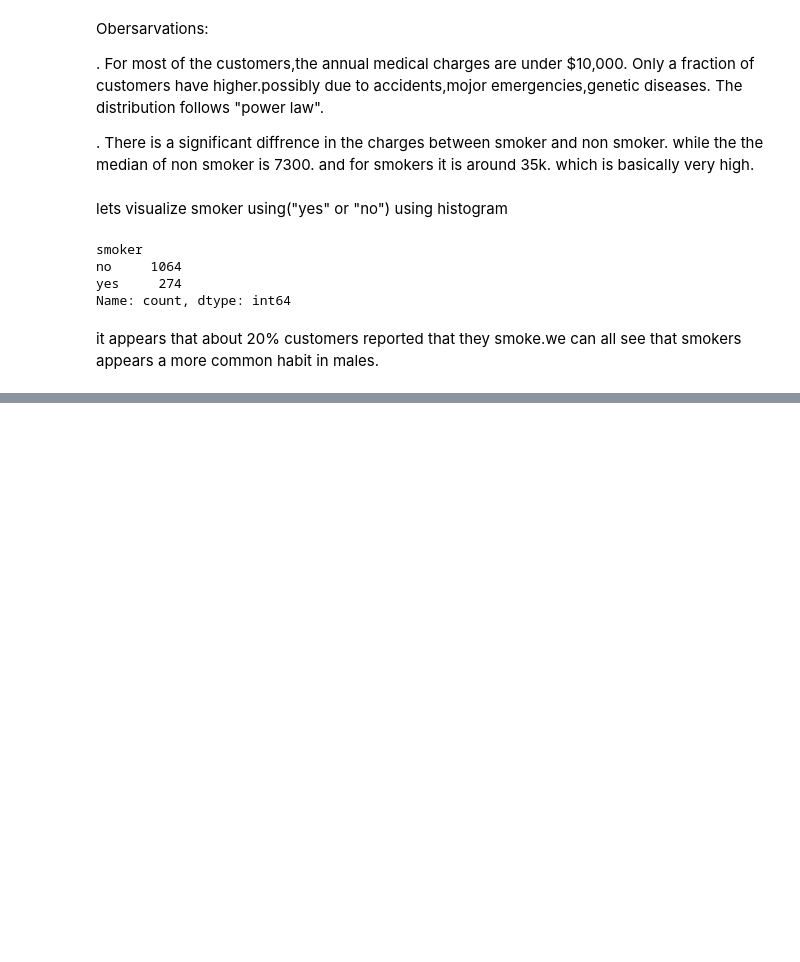
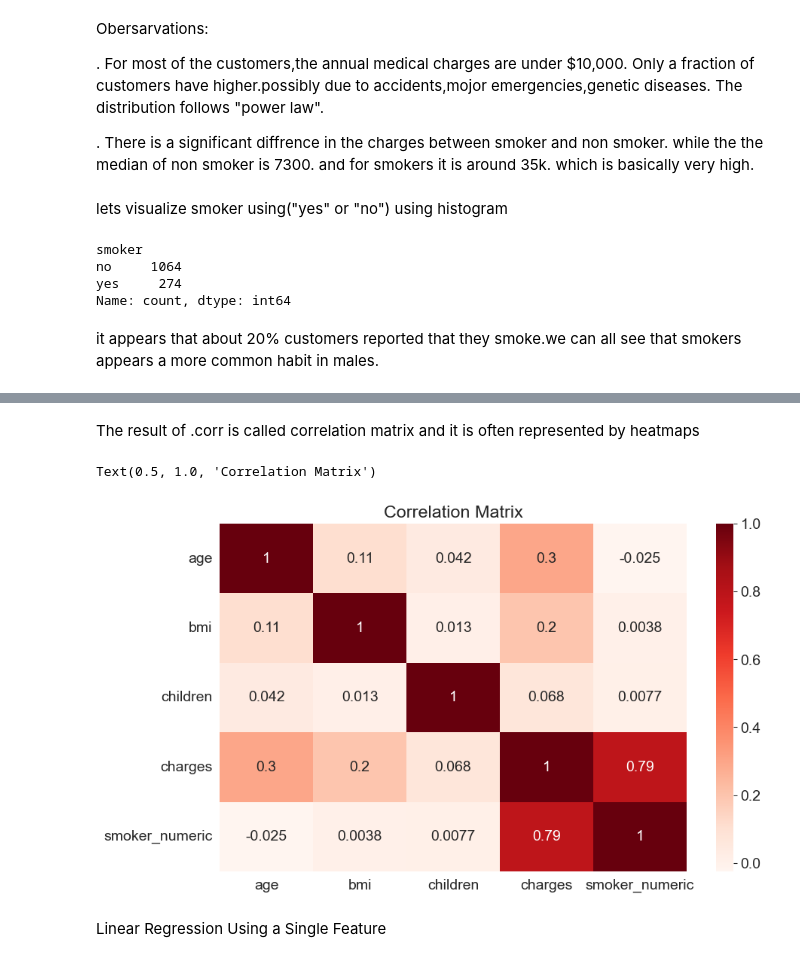
Before and after one commit to mohdfadi/sklearn, a Jupyter notebook: projects/medical expenses/medical_expans.ipynb, the cells around one changed output, grey strips where cells are left out. Drawn from its saved outputs; the diff is of its cells as text; code cells hidden in the pictures; blank space fills up the shorter version.

```diff
--- a/projects/medical expenses/medical_expans.ipynb
+++ b/projects/medical expenses/medical_expans.ipynb
@@ -117,0 +193,10 @@ it appears that about 20% customers reported that they smoke.we can all see that
+# %% [markdown]
+The result of .corr is called correlation matrix and it is often represented by heatmaps
+# %%
+sns.heatmap(medical_pd.select_dtypes(include=['number']).corr(), cmap='Reds', annot=True)
+plt.title('Correlation Matrix')
+# %% [output]
+Text(0.5, 1.0, 'Correlation Matrix')
+[figure, added]
+# %% [markdown]
+Linear Regression Using a Single Feature
```
Also changed, not shown: parts of 14 cells of this notebook, 1 other file.
